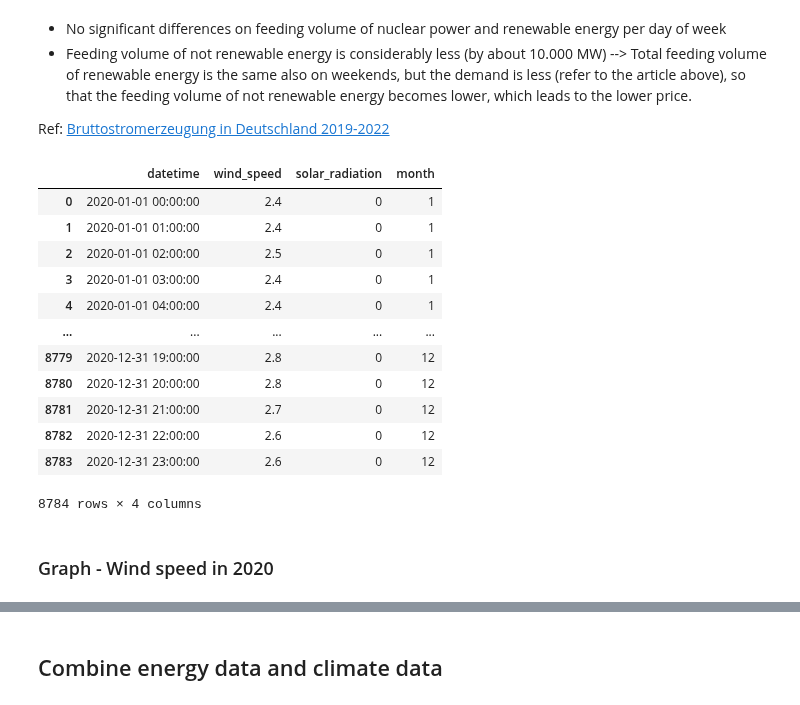
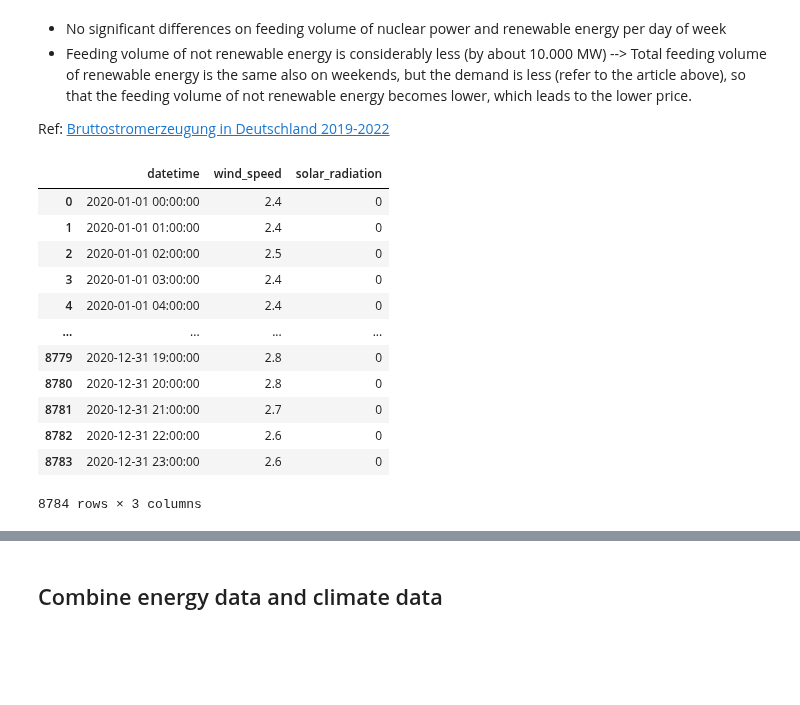
Before and after one commit to M-123-456/team-6-energy-costs, a Jupyter notebook: analyzation_price_feeding/2020.ipynb, the cells around one changed output, grey strips where cells are left out. Saved outputs shown, nothing was run; the diff lists cells and outputs as text; code cells hidden in the pictures; blank space fills up the shorter version.

```diff
--- a/analyzation_price_feeding/2020.ipynb
+++ b/analyzation_price_feeding/2020.ipynb
@@ -147,22 +147,19 @@ Ref:
 # %%
 # wind_speed = m/s
 # solar_radiation = W/m2
-df_climate_2020 = pd.read_csv('../data/prepared/df_climate_2020')
-df_climate_2020['month'] = pd.DatetimeIndex(df_climate_2020['datetime']).month
+df_climate_2020 = pd.read_csv('../data/prepared/df_climate_2020.csv')
 df_climate_2020
 # %% [output]
-|  | datetime | wind_speed | solar_radiation | month |
-| 0 | 2020-01-01 00:00:00 | 2.4 | 0 | 1 |
-| 1 | 2020-01-01 01:00:00 | 2.4 | 0 | 1 |
-| 2 | 2020-01-01 02:00:00 | 2.5 | 0 | 1 |
-| 3 | 2020-01-01 03:00:00 | 2.4 | 0 | 1 |
-| 4 | 2020-01-01 04:00:00 | 2.4 | 0 | 1 |
-| ... | ... | ... | ... | ... |
-| 8779 | 2020-12-31 19:00:00 | 2.8 | 0 | 12 |
-| 8780 | 2020-12-31 20:00:00 | 2.8 | 0 | 12 |
-| 8781 | 2020-12-31 21:00:00 | 2.7 | 0 | 12 |
-| 8782 | 2020-12-31 22:00:00 | 2.6 | 0 | 12 |
-| 8783 | 2020-12-31 23:00:00 | 2.6 | 0 | 12 |
+|  | datetime | wind_speed | solar_radiation |
+| 0 | 2020-01-01 00:00:00 | 2.4 | 0 |
+| 1 | 2020-01-01 01:00:00 | 2.4 | 0 |
+| 2 | 2020-01-01 02:00:00 | 2.5 | 0 |
+| 3 | 2020-01-01 03:00:00 | 2.4 | 0 |
+| 4 | 2020-01-01 04:00:00 | 2.4 | 0 |
+| ... | ... | ... | ... |
+| 8779 | 2020-12-31 19:00:00 | 2.8 | 0 |
+| 8780 | 2020-12-31 20:00:00 | 2.8 | 0 |
+| 8781 | 2020-12-31 21:00:00 | 2.7 | 0 |
+| 8782 | 2020-12-31 22:00:00 | 2.6 | 0 |
+| 8783 | 2020-12-31 23:00:00 | 2.6 | 0 |
-8784 rows × 4 columns
+8784 rows × 3 columns
-# %% [markdown]
-### Graph - Wind speed in 2020
```
Also changed, not shown: parts of 22 cells of this notebook, 4 other files.
